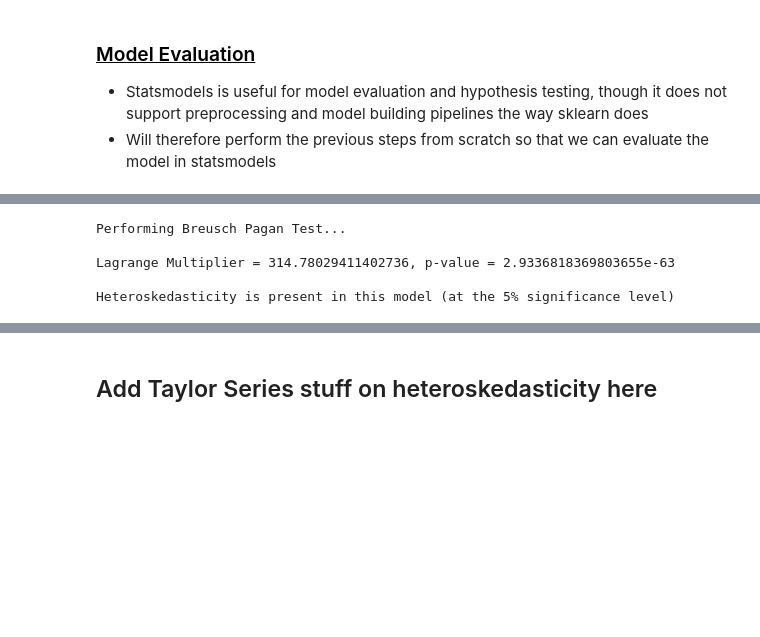
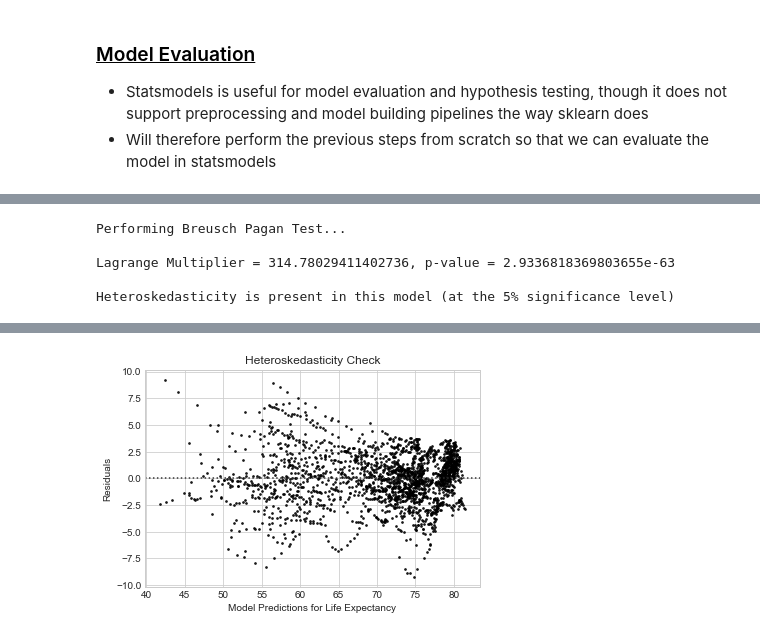
Before and after one commit to noahrubin989/Regression-Project, a Jupyter notebook: build_models/OLS.ipynb, the cells around one changed output, grey strips where cells are left out. Saved outputs shown, nothing was run; the diff lists cells and outputs as text; code cells hidden in the pictures; blank space fills up the shorter version.

```diff
--- a/build_models/OLS.ipynb
+++ b/build_models/OLS.ipynb
@@ -399,7 +354,8 @@ $$\text{LM}=nR^{2}$$
 
 where $n$ refers to the number of observations in our training set. Under the null hypothesis, this is distributed as a [Chi-squared](https://www.sciencedirect.com/topics/mathematics/chi-square-distribution) random variable with $p$ degrees of freedom, where $p$ is the number of covariates ($x$ variables) in our current model. Depending on the significance level and $p$-values we either reject or fail to reject the null hypothesis.
 # %%
-ols_functions.test_heteroskedasticity(model)
+# Heteroskedasticity is present in this model
+helper_funcs.test_heteroskedasticity(model)
 # %% [output]
 Performing Breusch Pagan Test...
 
@@ -410,6 +365,4 @@ Heteroskedasticity is present in this model (at the 5% significance level)
+[figure, added]
-# %% [markdown]
-Add Taylor Series stuff on heteroskedasticity here
--
 # %% [markdown]
 ### <span style="color:black"><u>Multicollinearity</u></span>
 
```
Also changed, not shown: parts of 28 cells of this notebook, 2 other files.
